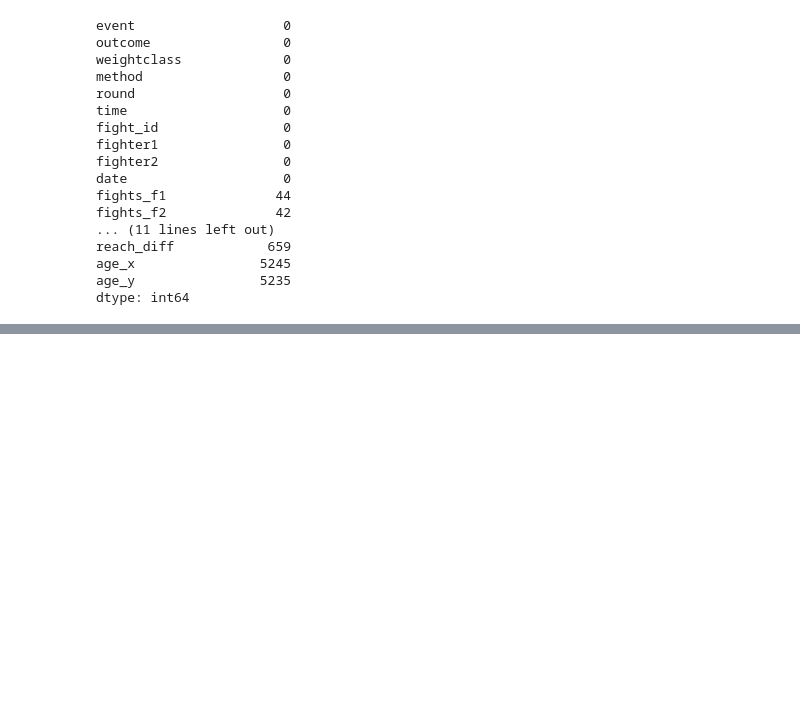
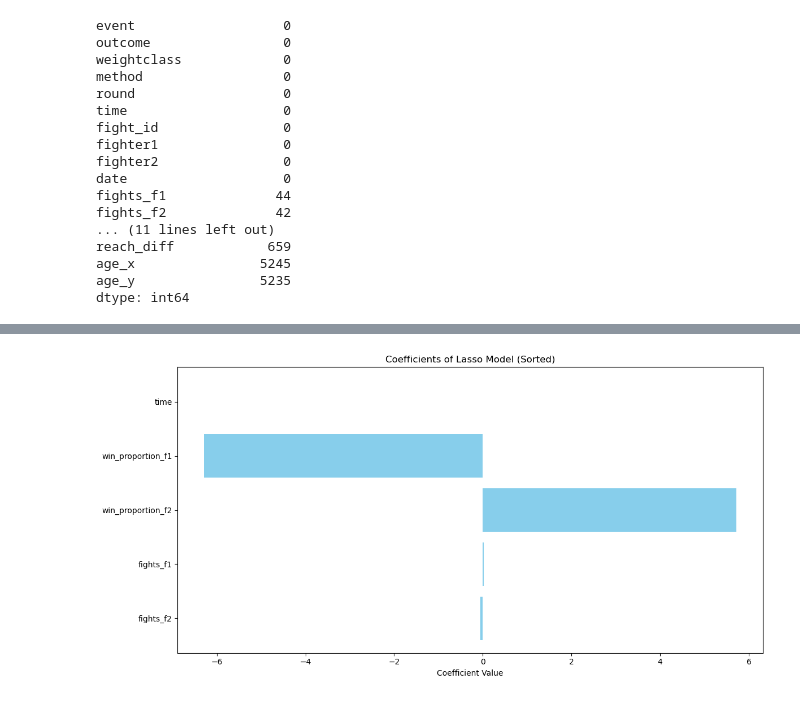
Before and after one commit to Stonec823/UFC_Fight_Prediction, a Jupyter notebook: Feature Analysis/Project/feature_analysis_1_v2.ipynb, the cells around one changed output, grey strips where cells are left out. Cells and saved outputs as stored; diff of their text form; code cells hidden in the pictures; blank space fills up the shorter version.

```diff
--- a/Feature Analysis/Project/feature_analysis_1_v2.ipynb
+++ b/Feature Analysis/Project/feature_analysis_1_v2.ipynb
@@ -167,0 +184,79 @@ cleaned_features1.drop(columns=["stance_x_Southpaw","stance_y_Southpaw"],inplace
+# %%
+from sklearn.model_selection import GridSearchCV
+from sklearn.linear_model import LogisticRegression
+from sklearn.metrics import accuracy_score, classification_report
+
+def find_best_lasso_model(df):
+    # Create Logistic Regression model with L1 regularization (Lasso)
+    y= df['outcome'] #Outcome = 1 means figher 1 won, Outcome = 2 means fighter 2 won
+    X = df.loc[:, df.columns != 'outcome']
+    X_train, X_test, y_train, y_test = train_test_split(X, y, test_size=0.3, random_state=17)
+
+    lasso_model = LogisticRegression(penalty='l1', solver='liblinear', random_state=42)
+
+    # Define parameter grid for alpha
+    param_grid = {
+        'C': np.logspace(-3, 3, 7)  # C is the inverse of alpha
+    }
+
+    # Create GridSearchCV object
+    grid_search = GridSearchCV(estimator=lasso_model, param_grid=param_grid, cv=5, scoring='accuracy',
+                               verbose=1, n_jobs=-1)
+
+    # Fit GridSearchCV object to the training data
+    grid_search.fit(X_train, y_train)
+
+    # Get best alpha
+    best_alpha = grid_search.best_params_['C']
+
+    # Create and return best Lasso model with the best alpha
+    best_lasso_model = LogisticRegression(penalty='l1', solver='liblinear', C=best_alpha, random_state=42)
+
+    # Train the best model on the full training set
+    best_lasso_model.fit(X_train, y_train)
+
+    feature_names=X.columns
+    # Get feature importance for Logistic Regression
+    lasso_coefficients = best_lasso_model.coef_[0]
+    lasso_feature_names =feature_names
+
+    # Filter coefficients and feature names where coefficient is greater than zero
+    selected_coefficients = [coef for coef, name in zip(lasso_coefficients, lasso_feature_names) if coef > 0]
+    selected_feature_names = [name for coef, name in zip(lasso_coefficients, lasso_feature_names) if coef > 0]
+
+    X_train_selected = X_train[selected_feature_names]
+    X_test_selected = X_test[selected_feature_names]
+
+    # Make predictions on test set
+    y_test_pred = best_lasso_model.predict(X_test)
+
+    # Calculate accuracy for test set
+    test_accuracy = accuracy_score(y_test, y_test_pred)
+
+    # Print classification report for test set
+    print("Classification Report for Test Set:")
+    print(classification_report(y_test, y_test_pred))
+
+    #Display sorted features
+    # Sort the coefficients and feature names based on coefficients
+    sorted_indices = np.argsort(selected_coefficients)[::-1]
+    sorted_coefficients = [lasso_coefficients[i] for i in sorted_indices]
+    sorted_feature_names = [lasso_feature_names[i] for i in sorted_indices]
+
+    # Plot the coefficients
+    # Plot feature importance
+    plt.figure(figsize=(12, 6))
+    plt.barh(sorted_feature_names, sorted_coefficients, color='skyblue')
+    plt.xlabel('Coefficient Value')
+    plt.title('Coefficients of Lasso Model (Sorted)')
+
+    plt.tight_layout()
+    plt.show()
+
+    cleaned_features_selected=df[selected_feature_names+["outcome"]]
+    return test_accuracy, cleaned_features_selected
+
+# Example usage
+test_accuracy, cleaned_features_selected = find_best_lasso_model(cleaned_features1)
+print("Test Accuracy:", test_accuracy)
+# %% [output]
@@ -167,0 +273 @@ cleaned_features1.drop(columns=["stance_x_Southpaw","stance_y_Southpaw"],inplace
+[figure, added]
```
Also changed, not shown: parts of 3 cells of this notebook, 1 other file.
